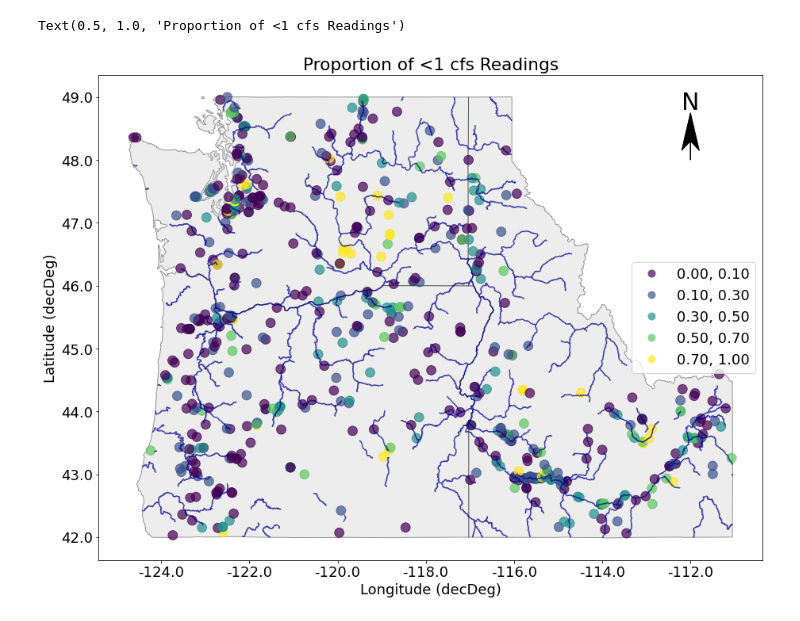
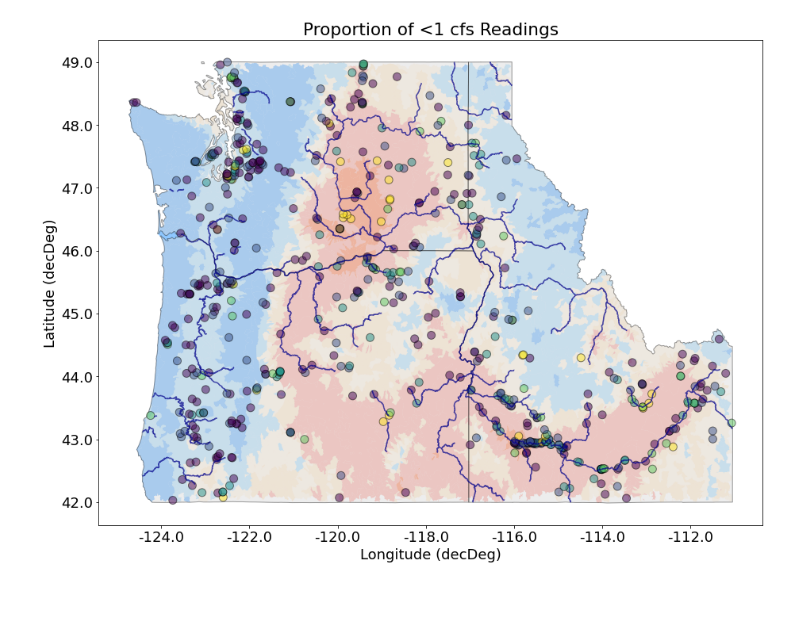
Before and after one commit to adamnicholasprice/FoAF_ModeledFlows, a Jupyter notebook: code/06_plotAllPNWnp.ipynb, the cells around one changed output. Cells and saved outputs as stored; diff of their text form; code cells hidden in the pictures.

```diff
--- a/code/06_plotAllPNWnp.ipynb
+++ b/code/06_plotAllPNWnp.ipynb
@@ -41,7 +28,7 @@ states = states[states["NAME"].isin(st)]
 rivs = geopandas.read_file("../data/mapping/rs16my07/")
 rivs = rivs.set_crs(epsg=4269)
 rivs = geopandas.clip(rivs, states)
-
+rivs = rivs[rivs["STRAHLER"]>=4]
 
 df = geopandas.clip(df, states)
 # %%
@@ -99,40 +87,40 @@ color_map = {'W': 'lightskyblue',
           'M': 'papayawhip',
           'S': 'salmon' ,
           'A': 'orangered' ,
           'B': 'hotpink' }
 
 f,ax = plt.subplots(figsize=(15, 15))
 
-# pnw_hydro_repro.plot(ax=ax,legend=True,color = pnw_hydro_repro['CLASS'].map(color_map),alpha= .6)
+pnw_hydro_repro.plot(ax=ax,legend=True,color = pnw_hydro_repro['CLASS'].map(color_map),alpha= .5)
 states.plot(ax=ax,facecolor="lightgrey",edgecolor = "black",alpha=.4)
 rivs.plot(ax=ax,
           alpha = .7,
           edgecolor='darkblue')
 # tt.plot(ax=ax,markersize=140,color = 'black', alpha = .6)
 df.plot(ax=ax,
-        markersize=140,
-        alpha = .7,
-        legend=True,
+        markersize=100,
+        alpha = .5,
+        edgecolor = "black",
+#         legend=True,
 #         scheme="EqualInterval",
 #         scheme="HeadTailBreaks",
         scheme="user_defined",
         cmap="viridis",
 #         classification_kwds={'bins':[.05,.1,.15,.2,.25, .3, .5, .7]},
         classification_kwds={'bins':[.1,.3, .5, .7]},
         column='propOne')
 
-ax.arrow(-112, 48, 0, 0.75, length_includes_head=True,
-          head_width=0.4, head_length=0.6, overhang=.25, facecolor='k')
-ax.text(x=-112.2, y=48.8, s='N', fontsize=30)
+# ax.arrow(-112, 48, 0, 0.75, length_includes_head=True,
+#           head_width=0.4, head_length=0.6, overhang=.25, facecolor='k')
+# ax.text(x=-112.2, y=48.8, s='N', fontsize=30)
 ax.set_xlabel("Longitude (decDeg)")
 ax.set_ylabel("Latitude (decDeg)")
 ax.yaxis.set_major_formatter(FormatStrFormatter('%.1f'))
 ax.xaxis.set_major_formatter(FormatStrFormatter('%.1f'))
 ax.set_title('Proportion of <1 cfs Readings')
 
 
-# f.savefig('../docs/Gages2_PNW.png',dpi=600)
+f.savefig('../docs/AllGagesMap_PropOne_woLeg.png',dpi=600)
 # f.savefig('../docs/Gages2_PNW.pdf')
 # %% [output]
-Text(0.5, 1.0, 'Proportion of <1 cfs Readings')
-[figure, old version]
+[figure, new version]
```
Also changed, not shown: parts of 6 cells of this notebook, 11 other files.
